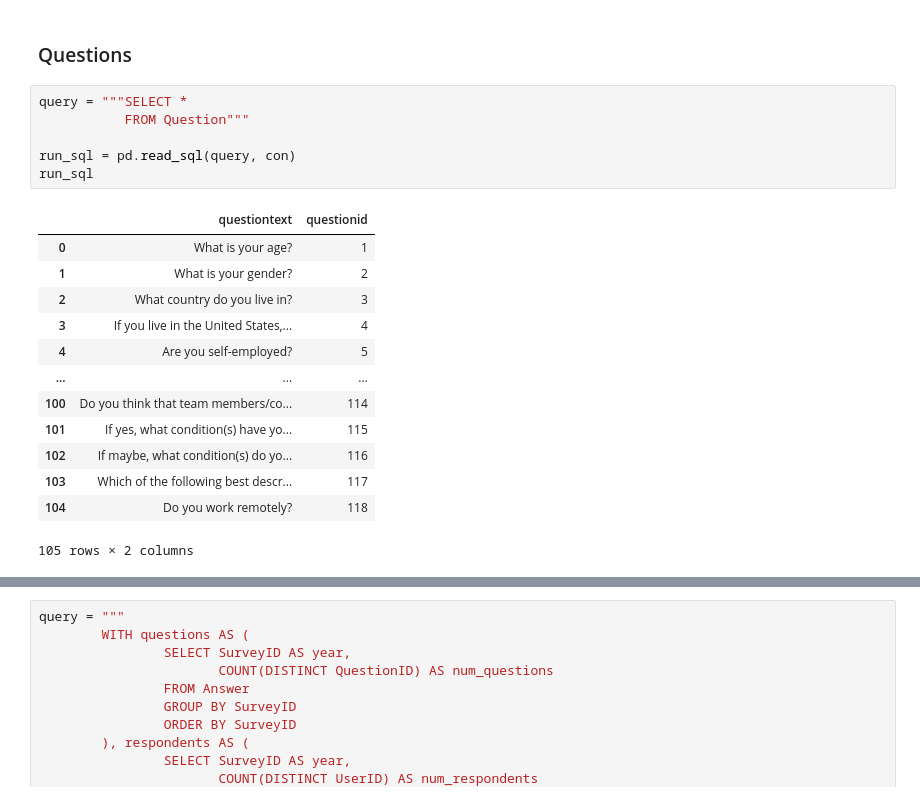
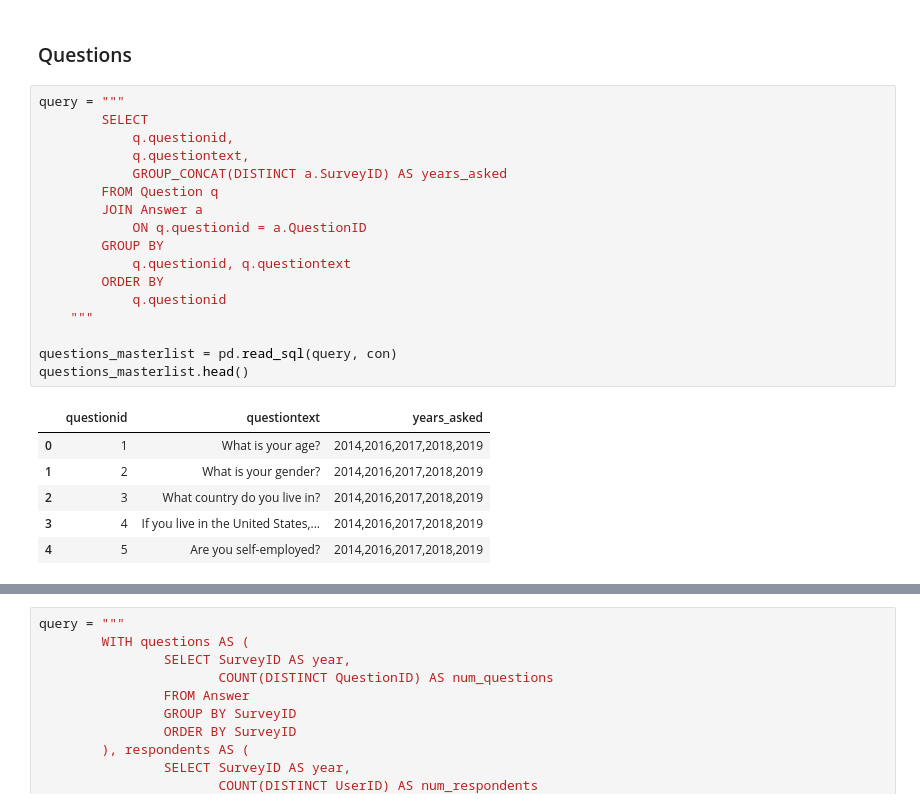
Before and after one commit to giddygarcia/Mental-Health-In-Tech, a Jupyter notebook: mental-health.ipynb, the cells around one changed output, grey strips where cells are left out. Drawn from its saved outputs; the diff is of its cells as text.

```diff
--- a/mental-health.ipynb
+++ b/mental-health.ipynb
@@ -49,23 +51,27 @@ The **Survey** table contains labelling and IDs of the **year** conducted.
 # %% [markdown]
 ### Questions
 # %%
-query = """SELECT *
-           FROM Question"""
+query = """
+        SELECT
+            q.questionid,
+            q.questiontext,
+            GROUP_CONCAT(DISTINCT a.SurveyID) AS years_asked
+        FROM Question q
+        JOIN Answer a
+            ON q.questionid = a.QuestionID
+        GROUP BY
+            q.questionid, q.questiontext
+        ORDER BY
+            q.questionid
+    """
 
-run_sql = pd.read_sql(query, con)
-run_sql
+questions_masterlist = pd.read_sql(query, con)
+questions_masterlist.head()
 # %% [output]
-|  | questiontext | questionid |
-| 0 | What is your age? | 1 |
-| 1 | What is your gender? | 2 |
-| 2 | What country do you live in? | 3 |
-| 3 | If you live in the United States,... | 4 |
-| 4 | Are you self-employed? | 5 |
-| ... | ... | ... |
-| 100 | Do you think that team members/co... | 114 |
-| 101 | If yes, what condition(s) have yo... | 115 |
-| 102 | If maybe, what condition(s) do yo... | 116 |
-| 103 | Which of the following best descr... | 117 |
-| 104 | Do you work remotely? | 118 |
+|  | questionid | questiontext | years_asked |
+| 0 | 1 | What is your age? | 2014,2016,2017,2018,2019 |
+| 1 | 2 | What is your gender? | 2014,2016,2017,2018,2019 |
+| 2 | 3 | What country do you live in? | 2014,2016,2017,2018,2019 |
+| 3 | 4 | If you live in the United States,... | 2014,2016,2017,2018,2019 |
+| 4 | 5 | Are you self-employed? | 2014,2016,2017,2018,2019 |
-105 rows × 2 columns
 # %% [markdown]
```
Also changed, not shown: parts of 48 cells of this notebook.
